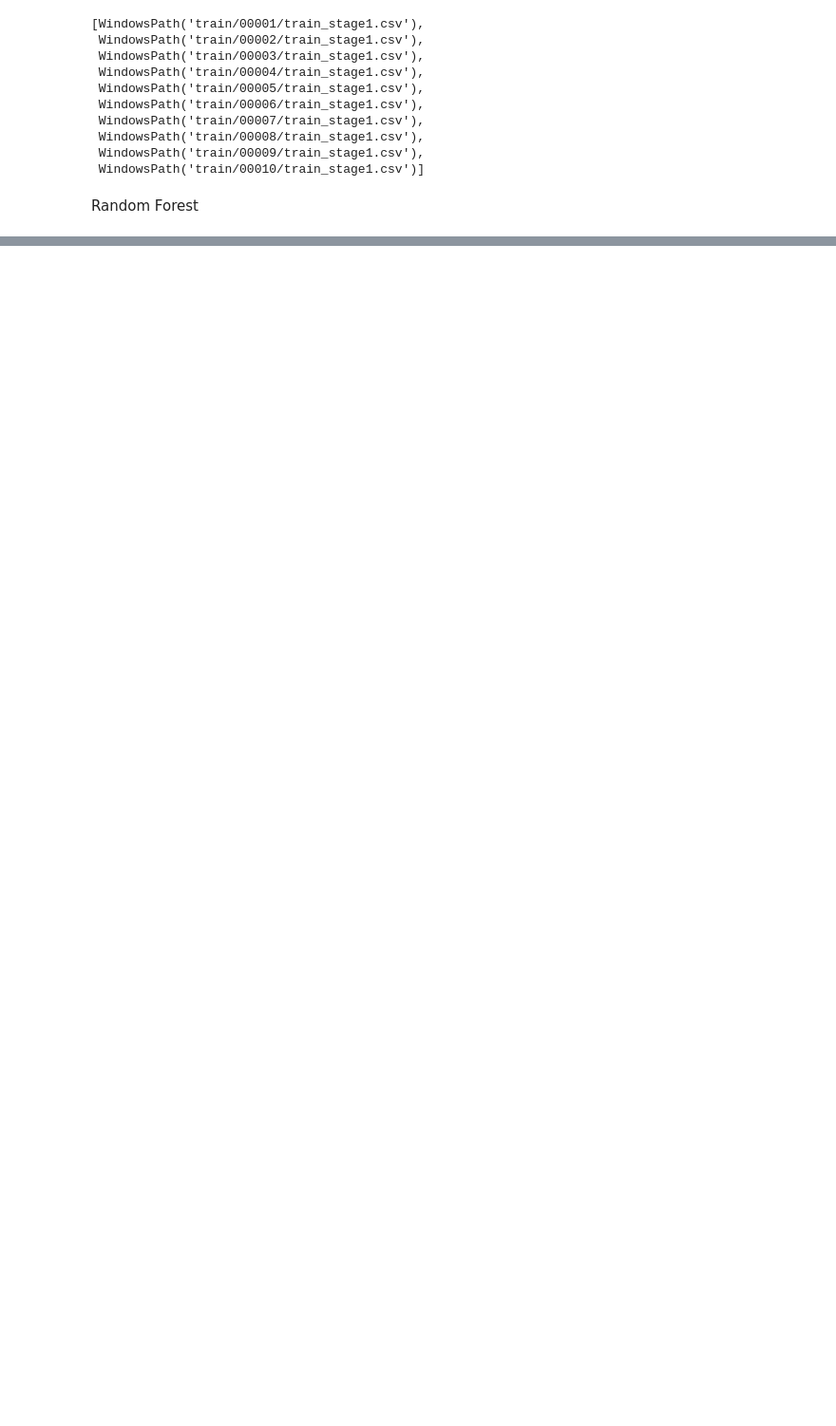
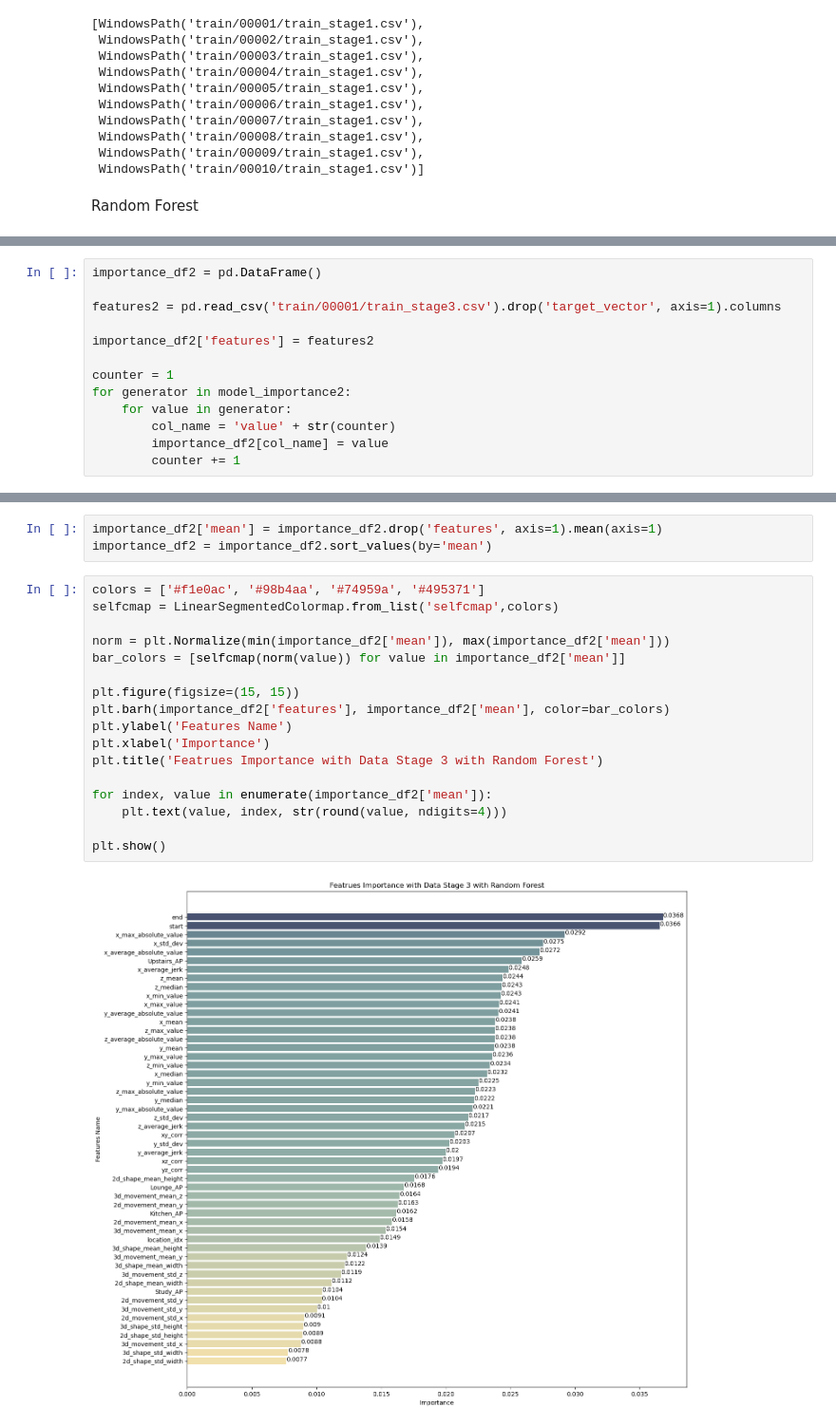
Before and after one commit to jasminepp/ADS, a Jupyter notebook: model_fitting.ipynb, the cells around one changed output, grey strips where cells are left out. Shown at 95% size. Saved outputs shown, nothing was run; the diff lists cells and outputs as text; blank space fills up the shorter version.

```diff
--- a/model_fitting.ipynb
+++ b/model_fitting.ipynb
@@ -116,0 +274,13 @@ Accuracy mean: 0.5471095898019083
+# %%
+importance_df2 = pd.DataFrame()
+
+features2 = pd.read_csv('train/00001/train_stage3.csv').drop('target_vector', axis=1).columns
+
+importance_df2['features'] = features2
+
+counter = 1
+for generator in model_importance2:
+    for value in generator:
+        col_name = 'value' + str(counter)
+        importance_df2[col_name] = value
+        counter += 1
@@ -116,0 +314,22 @@ Accuracy mean: 0.5471095898019083
+# %%
+importance_df2['mean'] = importance_df2.drop('features', axis=1).mean(axis=1)
+importance_df2 = importance_df2.sort_values(by='mean')
+# %%
+colors = ['#f1e0ac', '#98b4aa', '#74959a', '#495371']
+selfcmap = LinearSegmentedColormap.from_list('selfcmap',colors)
+
+norm = plt.Normalize(min(importance_df2['mean']), max(importance_df2['mean']))
+bar_colors = [selfcmap(norm(value)) for value in importance_df2['mean']]
+
+plt.figure(figsize=(15, 15))
+plt.barh(importance_df2['features'], importance_df2['mean'], color=bar_colors)
+plt.ylabel('Features Name')
+plt.xlabel('Importance')
+plt.title('Featrues Importance with Data Stage 3 with Random Forest')
+
+for index, value in enumerate(importance_df2['mean']):
+    plt.text(value, index, str(round(value, ndigits=4)))
+
+plt.show()
+# %% [output]
+[figure, added]
```
Also changed, not shown: parts of 8 cells of this notebook, 5 other files.
